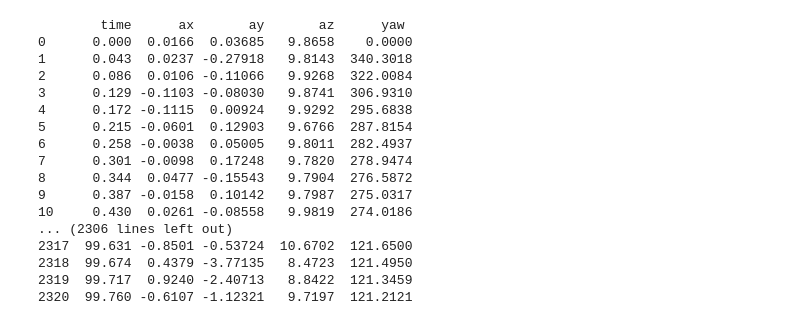
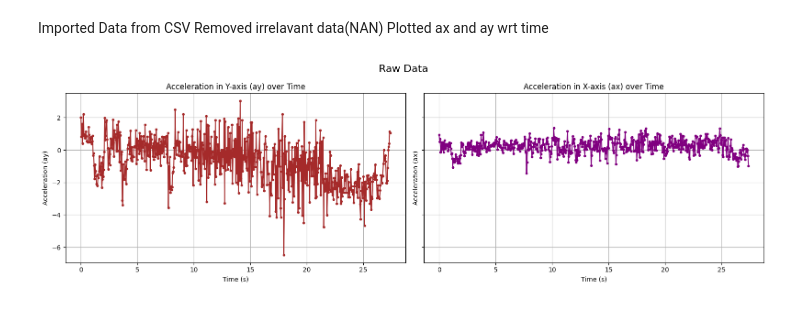
Before and after one commit to KarthickPandianPV/PATH-ESTIMATION, a Jupyter notebook: main.ipynb, the cells around one changed output. Drawn from its saved outputs; the diff is of its cells as text; code cells hidden in the pictures.

```diff
--- a/main.ipynb
+++ b/main.ipynb
@@ -1,28 +1,32 @@
-# %%
-import pandas as pd
-import numpy as np
-import matplotlib.pyplot as plt
-
-df = pd.read_csv('data6.csv')
-df = df.loc[:, :'yaw ']
-
-print(df.to_string())
-df.to_csv('data6.csv', index=False)
-# %% [output]
-        time      ax       ay       az      yaw
-0      0.000  0.0166  0.03685   9.8658    0.0000
-1      0.043  0.0237 -0.27918   9.8143  340.3018
-2      0.086  0.0106 -0.11066   9.9268  322.0084
-3      0.129 -0.1103 -0.08030   9.8741  306.9310
-4      0.172 -0.1115  0.00924   9.9292  295.6838
-5      0.215 -0.0601  0.12903   9.6766  287.8154
-6      0.258 -0.0038  0.05005   9.8011  282.4937
-7      0.301 -0.0098  0.17248   9.7820  278.9474
-8      0.344  0.0477 -0.15543   9.7904  276.5872
-9      0.387 -0.0158  0.10142   9.7987  275.0317
-10     0.430  0.0261 -0.08558   9.9819  274.0186
-... (2306 lines left out)
-2317  99.631 -0.8501 -0.53724  10.6702  121.6500
-2318  99.674  0.4379 -3.77135   8.4723  121.4950
-2319  99.717  0.9240 -2.40713   8.8422  121.3459
-2320  99.760 -0.6107 -1.12321   9.7197  121.2121
+# %% [markdown]
+Imported Data from CSV
+Removed irrelavant data(NAN)
+Plotted ax and ay wrt time
+# %%
+import pandas as pd
+import numpy as np
+import matplotlib.pyplot as plt
+
+df = pd.read_csv('data1.csv')
+# print(df.to_string())
+df = df.dropna()
+# print(df.to_string())
+
+fig, (ax1, ax2) = plt.subplots(1, 2, figsize=(16, 5), sharey=True)
+fig.suptitle('Raw Data', fontsize=16)
+ax1.plot(df['time'], df['ay'], marker='o', linestyle='-', color='brown', markersize=3)
+ax1.set_title('Acceleration in Y-axis (ay) over Time')
+ax1.set_xlabel('Time (s)')
+ax1.set_ylabel('Acceleration (ay)')
+ax1.grid(True)
+
+ax2.plot(df['time'], df['ax'], marker='o', linestyle='-', color='purple', markersize=3)
+ax2.set_title('Acceleration in X-axis (ax) over Time')
+ax2.set_xlabel('Time (s)')
+ax2.set_ylabel('Acceleration (ax)')
+ax2.grid(True)
+
+plt.tight_layout()
+plt.show()
+# %% [output]
+[figure, added]
```
Also changed, not shown: parts of 1 cell of this notebook.
